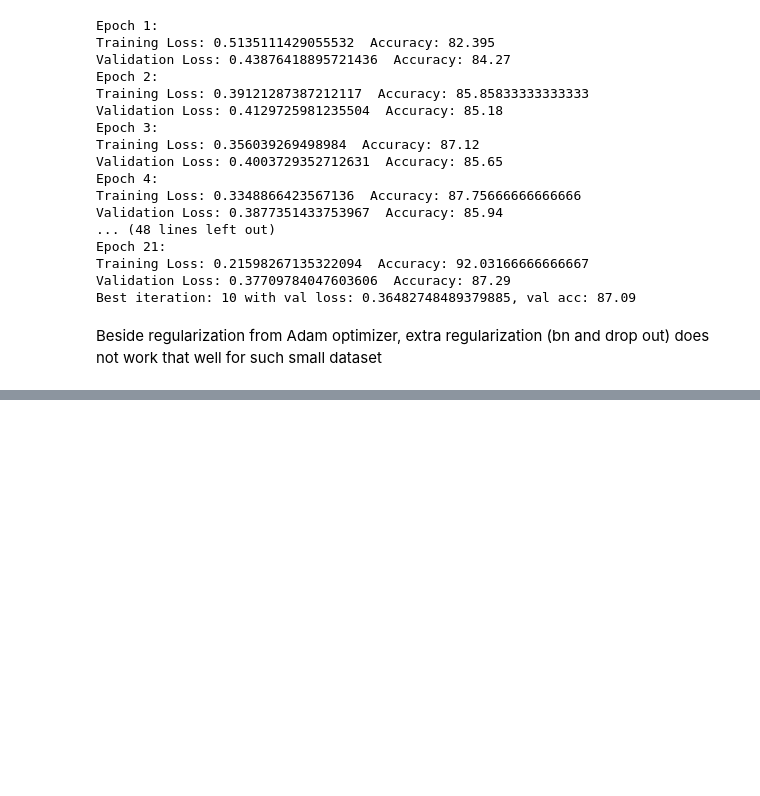
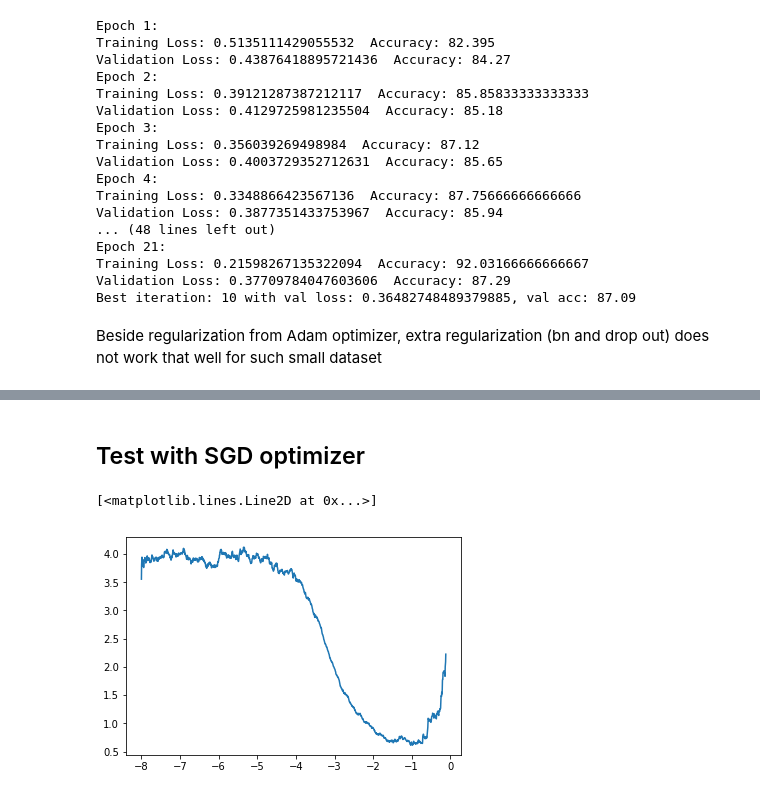
Before and after one commit to anhquan0412/basic_model_scratch, a Jupyter notebook: NN_pytorch.ipynb, the cells around one changed output, grey strips where cells are left out. Cells and saved outputs as stored; diff of their text form; code cells hidden in the pictures; blank space fills up the shorter version.

```diff
--- a/NN_pytorch.ipynb
+++ b/NN_pytorch.ipynb
@@ -165,8 +189,8 @@ class SimpleNN(nn.Module):
     def __init__(self,layers,outp,drops):
         super().__init__()
         self.weights = nn.ModuleList([nn.Linear(layers[i],layers[i+1]) for i in range(len(layers)-1)])
+        self.outp = nn.Linear(layers[-1],outp)
         self.bns = nn.ModuleList([nn.BatchNorm1d(l) for l in layers[1:]])
-        self.outp = nn.Linear(layers[-1],outp)
         self.drops = nn.ModuleList([nn.Dropout(drop) for drop in drops])
 
         for w in self.weights:
@@ -177,8 +201,8 @@ class SimpleNN(nn.Module):
         x = x.view(x.size(0),-1)
         for w,bn,dr in zip(self.weights, self.bns,self.drops):
 #             x= F.relu(dr(bn(w(x))))
-#             x = F.relu(w(x))
-            x= F.relu(bn(w(x)))
+            x = F.relu(w(x))
+#             x= F.relu(bn(w(x)))
         x = self.outp(x) # (bs,10)
         x = F.log_softmax(x,dim=-1)
         return x
@@ -301,0 +396,2 @@ Beside regularization from Adam optimizer, extra regularization (bn and drop out
+# %% [markdown]
+## Test with SGD optimizer
@@ -301,0 +401,7 @@ Beside regularization from Adam optimizer, extra regularization (bn and drop out
+# %%
+log_lrs,losses = find_lr()
+# %%
+plt.plot(log_lrs,losses)
+# %% [output]
+[<matplotlib.lines.Line2D at 0x...>]
+[figure, added]
```
Also changed, not shown: parts of 18 cells of this notebook, 2 other files.
